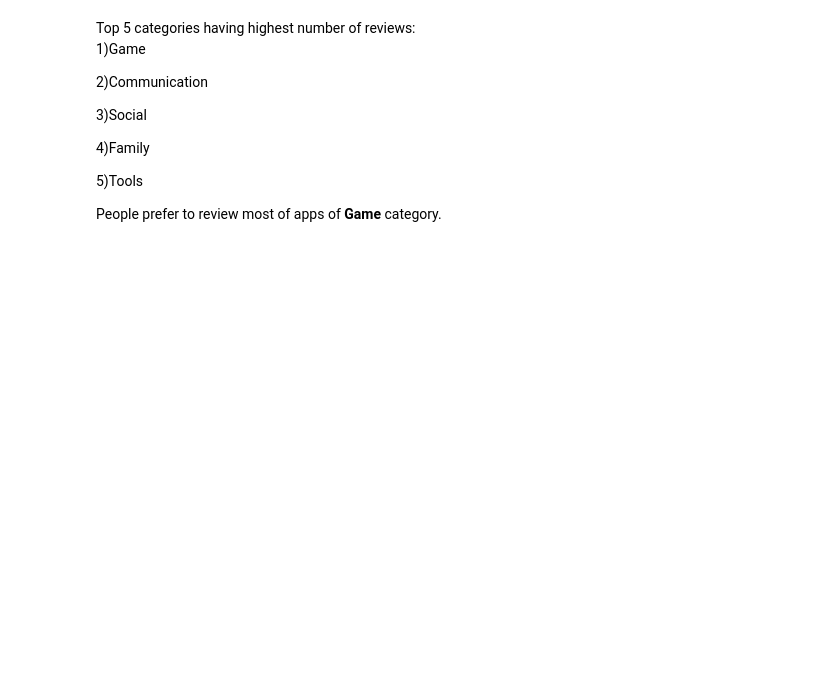
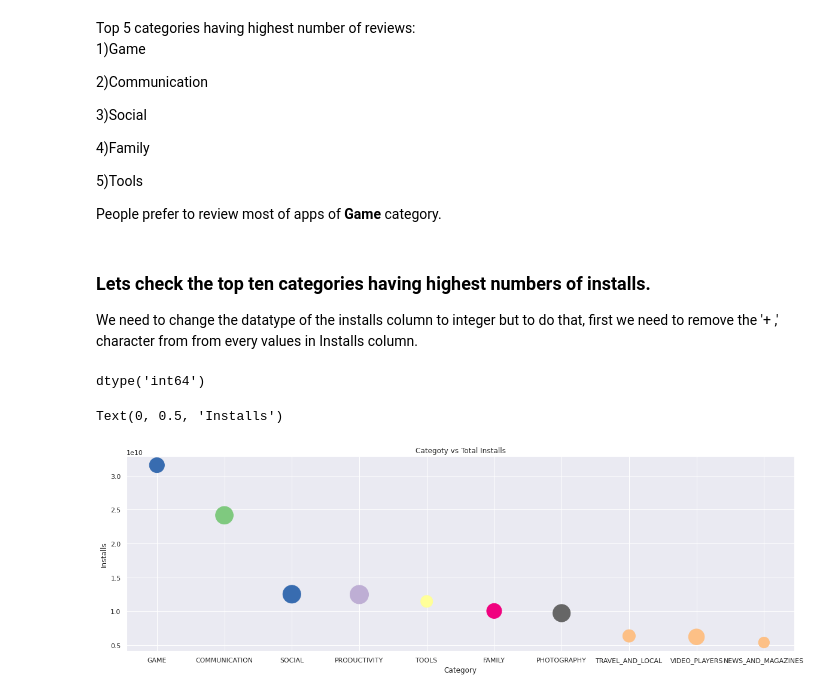
Before and after one commit to akashude/Play-Store-App-Review-Analysis, a Jupyter notebook: Copy_of_Play_Store_App_Review_Analysis_Capstone_Project.ipynb, the cells around one changed output. Cells and saved outputs as stored; diff of their text form; code cells hidden in the pictures; blank space fills up the shorter version.

```diff
--- a/Copy_of_Play_Store_App_Review_Analysis_Capstone_Project.ipynb
+++ b/Copy_of_Play_Store_App_Review_Analysis_Capstone_Project.ipynb
@@ -498,3 +495,40 @@ Top 5 categories having highest number of reviews:
 5)Tools
 
 People prefer to review most of apps of **Game** category.
+# %% [markdown]
+### Lets check the top ten categories having  highest numbers of installs.
+We need to change the datatype of the installs column to integer but to do that, first we need to remove the '+ ,' character from from every values in Installs column.
+# %%
+# Changing the datatype of the installs column to integer
+def change_dtype(value):
+  value = value.replace('+' , '').replace(',','')
+  value = int(value)
+  return value
+
+new_df['Installs'] = new_df['Installs'].apply(change_dtype)
+new_df['Installs'].dtype
+# %% [output]
+dtype('int64')
+# %%
+# Top ten categories based on total installs
+top_installs = new_df.groupby('Category')['Installs'].sum().sort_values(ascending = False)
+top_installs = top_installs.reset_index().head(10)
+
+#Defining colors and size of bubbles
+colors = np.random.randint(len(top_installs) , size =(len(top_installs)))
+size = np.random.randint(1000, size =(len(top_installs)))
+
+# Plotting the scatterplot
+plt.scatter(x = top_installs['Category'],
+            y = top_installs['Installs'],
+            c = colors,
+            s = size,
+            cmap = 'Accent')
+
+#Defining the title and labels
+plt.title('Categoty vs Total Installs')
+plt.xlabel('Category')
+plt.ylabel('Installs')
+# %% [output]
+Text(0, 0.5, 'Installs')
+[figure, added]
```
Also changed, not shown: parts of 13 cells of this notebook.
